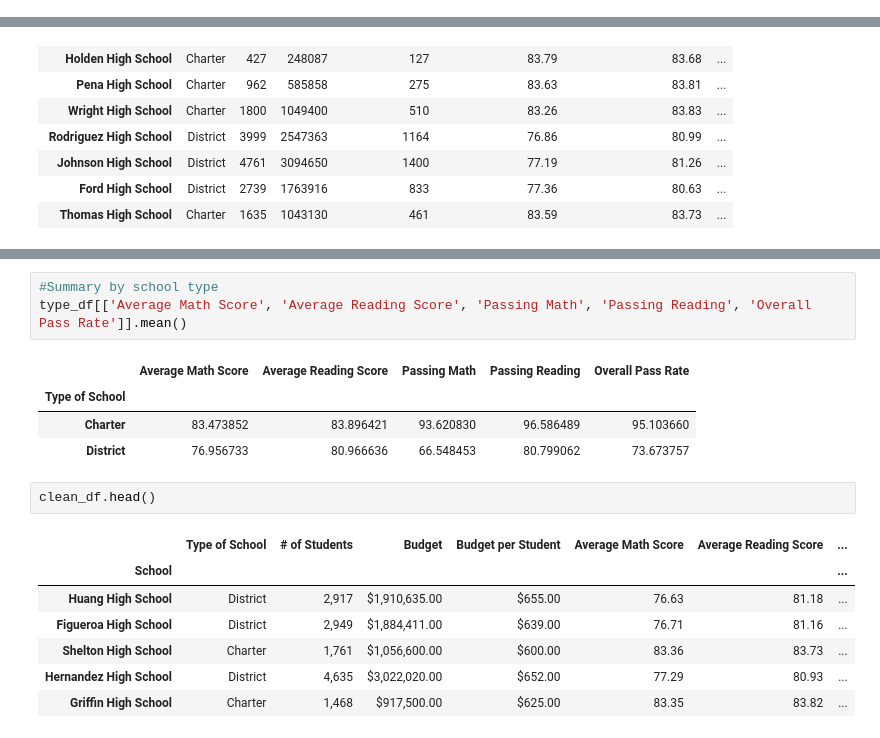
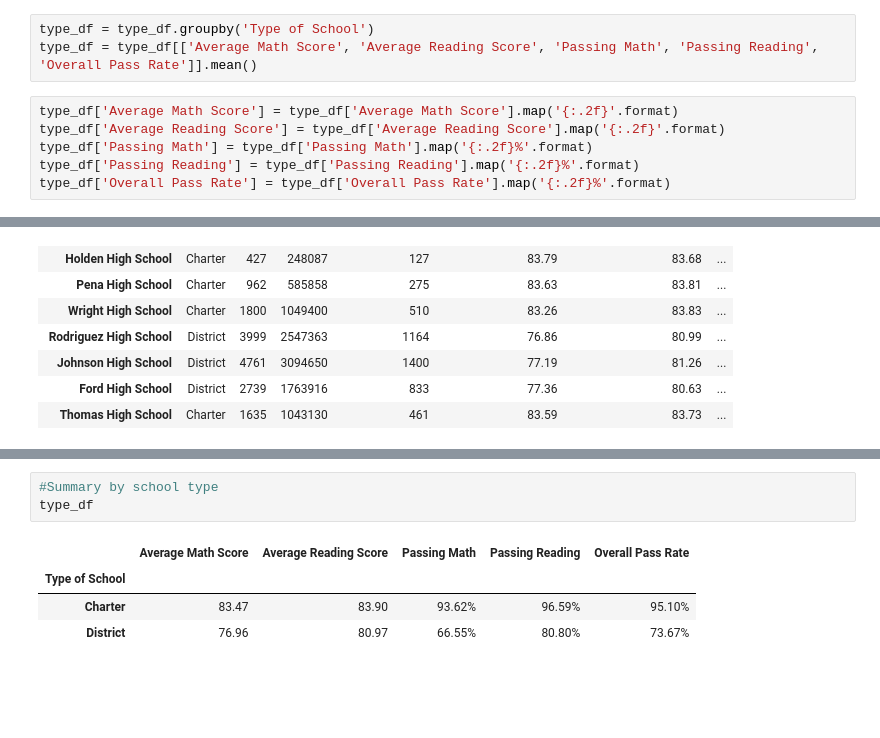
Before and after one commit to willdoucet/Classwork, a Jupyter notebook: Homework 4/Homework 4 - Will Doucet.ipynb, the cells around one changed output, grey strips where cells are left out. Drawn from its saved outputs; the diff is of its cells as text; blank space fills up the shorter version.

```diff
--- a/Homework 4/Homework 4 - Will Doucet.ipynb
+++ b/Homework 4/Homework 4 - Will Doucet.ipynb
@@ -245,3 +260,12 @@ type_df = type_df.groupby('Type of School')
+# %%
+type_df = type_df.groupby('Type of School')
+type_df = type_df[['Average Math Score', 'Average Reading Score', 'Passing Math', 'Passing Reading', 'Overall Pass Rate']].mean()
+# %%
+type_df['Average Math Score'] = type_df['Average Math Score'].map('{:.2f}'.format)
+type_df['Average Reading Score'] = type_df['Average Reading Score'].map('{:.2f}'.format)
+type_df['Passing Math'] = type_df['Passing Math'].map('{:.2f}%'.format)
+type_df['Passing Reading'] = type_df['Passing Reading'].map('{:.2f}%'.format)
+type_df['Overall Pass Rate'] = type_df['Overall Pass Rate'].map('{:.2f}%'.format)
 # %%
 #District Summary
 district_summary
@@ -324,18 +348,8 @@ size_df[['Average Math Score', 'Average Reading Score', 'Passing Math', 'Passing
 # %%
 #Summary by school type
-type_df[['Average Math Score', 'Average Reading Score', 'Passing Math', 'Passing Reading', 'Overall Pass Rate']].mean()
+type_df
 # %% [output]
 |  | Average Math Score | Average Reading Score | Passing Math | Passing Reading | Overall Pass Rate |
 | Type of School |  |  |  |  |  |
-| Charter | 83.473852 | 83.896421 | 93.620830 | 96.586489 | 95.103660 |
-| District | 76.956733 | 80.966636 | 66.548453 | 80.799062 | 73.673757 |
+| Charter | 83.47 | 83.90 | 93.62% | 96.59% | 95.10% |
+| District | 76.96 | 80.97 | 66.55% | 80.80% | 73.67% |
-# %%
-clean_df.head()
-# %% [output]
-|  | Type of School | # of Students | Budget | Budget per Student | Average Math Score | Average Reading Score | ... |
-| School |  |  |  |  |  |  | ... |
-| Huang High School | District | 2,917 | $1,910,635.00 | $655.00 | 76.63 | 81.18 | ... |
-| Figueroa High School | District | 2,949 | $1,884,411.00 | $639.00 | 76.71 | 81.16 | ... |
-| Shelton High School | Charter | 1,761 | $1,056,600.00 | $600.00 | 83.36 | 83.73 | ... |
-| Hernandez High School | District | 4,635 | $3,022,020.00 | $652.00 | 77.29 | 80.93 | ... |
-| Griffin High School | Charter | 1,468 | $917,500.00 | $625.00 | 83.35 | 83.82 | ... |
```
Also changed, not shown: parts of 11 cells of this notebook.
